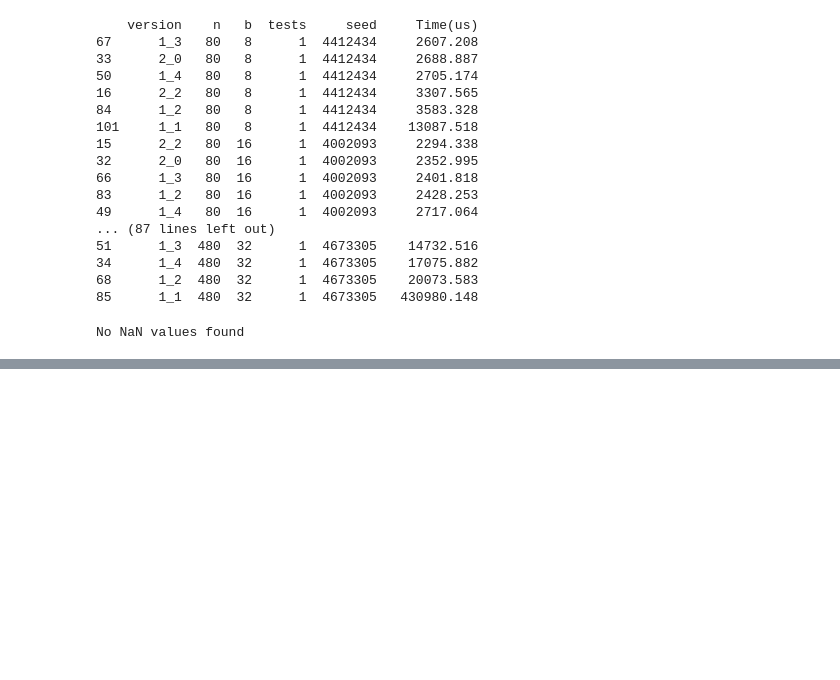
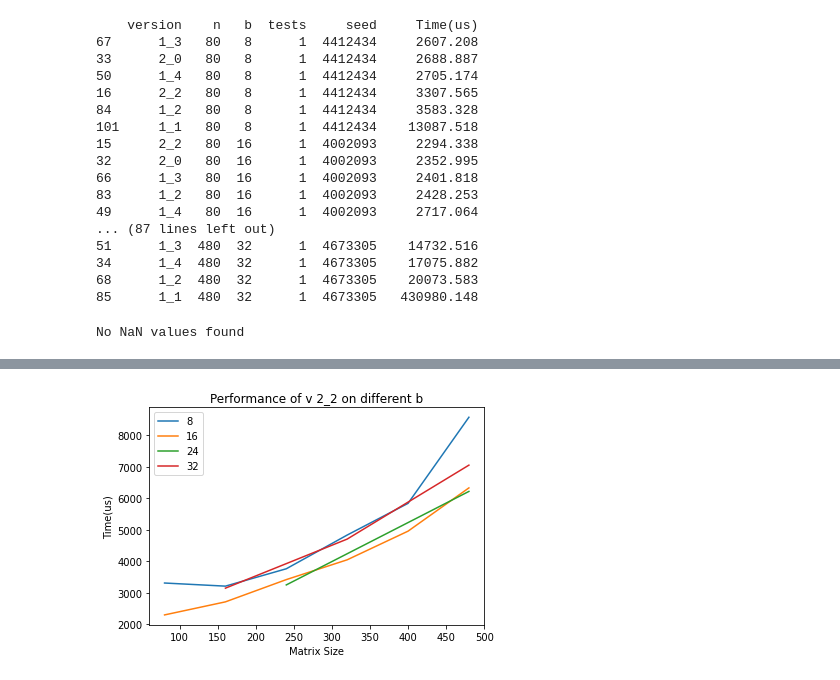
Before and after one commit to zucchi99/Blocked-AllPairsShortestPath, a Jupyter notebook: performance_analysis.ipynb, the cells around one changed output, grey strips where cells are left out. Drawn from its saved outputs; the diff is of its cells as text; code cells hidden in the pictures; blank space fills up the shorter version.

```diff
--- a/performance_analysis.ipynb
+++ b/performance_analysis.ipynb
@@ -147,0 +149,9 @@ No NaN values found
+# %%
+df_plot = df_small[(df_small['version'] == '2_2')] # & (df_small['b'] == 32)]
+#df_plot = df_small.query("version == '2_2'")
+fig, ax = plt.subplots()
+for label, grp in df_plot.groupby(['b']):
+    plt.title("Performance of v 2_2 on different b")
+    ax = grp.plot(ax=ax, kind='line', x='n', y='Time(us)', xlabel='Matrix Size', ylabel='Time(us)', label=label)
+# %% [output]
+[figure, added]
```
Also changed, not shown: parts of 7 cells of this notebook, 1 other file.
